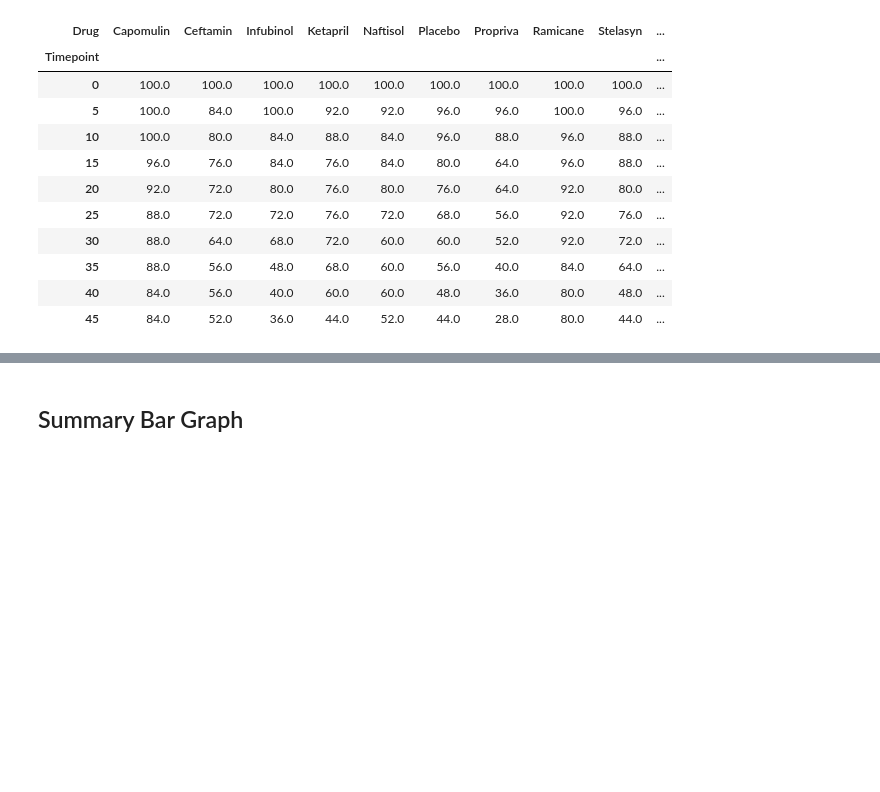
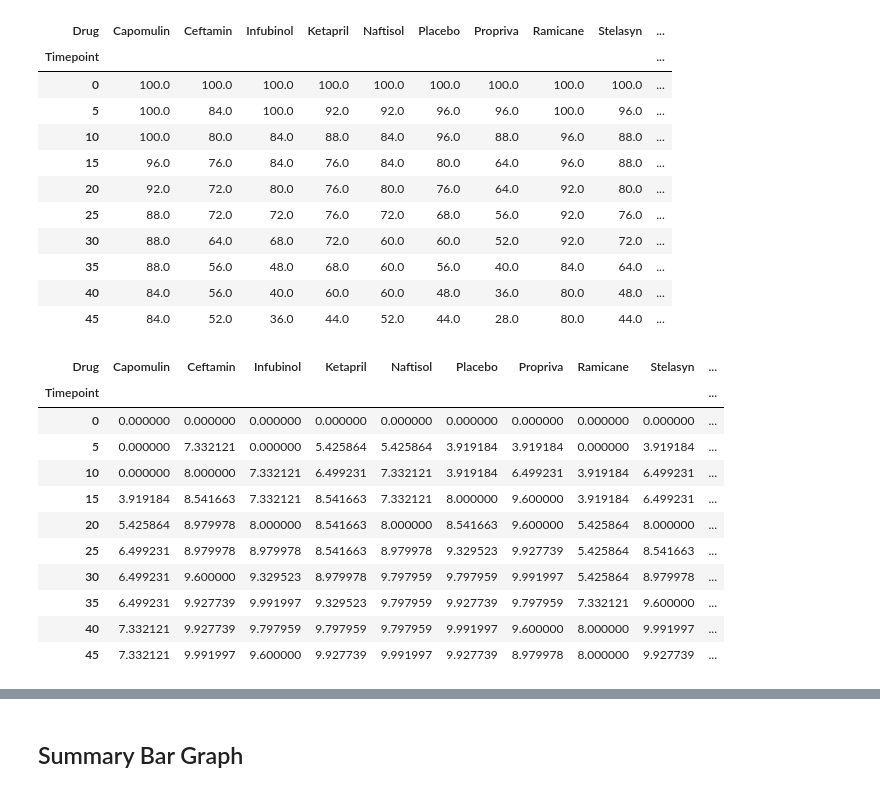
Before and after one commit to Ajstanley89/HW-5-Matplotlib, a Jupyter notebook: Pymaceuticals/pymaceuticals_solved.ipynb, the cells around one changed output, grey strips where cells are left out. Saved outputs shown, nothing was run; the diff lists cells and outputs as text; code cells hidden in the pictures; blank space fills up the shorter version.

```diff
--- a/Pymaceuticals/pymaceuticals_solved.ipynb
+++ b/Pymaceuticals/pymaceuticals_solved.ipynb
@@ -267,3 +270,25 @@ survival_rate
+# %%
+# Calculate standard error for the durvival rate based on the above formula for standard error for proopoortioon data.
+survival_se = mouse_count["Mouse Count"]/25
+survival_se = pd.DataFrame(survival_se)
+survival_se = survival_se.rename(columns={'Mouse Count':'Survival Standard Error'})
+survival_se['Standard Error'] = 100*(((survival_se['Survival Standard Error']*(1-survival_se['Survival Standard Error']))/25)**0.5)
+survival_se = pd.DataFrame(survival_se.pop('Standard Error'))
+survival_se = df_formatter(survival_se, 'Timepoint')
+survival_se
+# %% [output]
+| Drug | Capomulin | Ceftamin | Infubinol | Ketapril | Naftisol | Placebo | Propriva | Ramicane | Stelasyn | ... |
+| Timepoint |  |  |  |  |  |  |  |  |  | ... |
+| 0 | 0.000000 | 0.000000 | 0.000000 | 0.000000 | 0.000000 | 0.000000 | 0.000000 | 0.000000 | 0.000000 | ... |
+| 5 | 0.000000 | 7.332121 | 0.000000 | 5.425864 | 5.425864 | 3.919184 | 3.919184 | 0.000000 | 3.919184 | ... |
+| 10 | 0.000000 | 8.000000 | 7.332121 | 6.499231 | 7.332121 | 3.919184 | 6.499231 | 3.919184 | 6.499231 | ... |
+| 15 | 3.919184 | 8.541663 | 7.332121 | 8.541663 | 7.332121 | 8.000000 | 9.600000 | 3.919184 | 6.499231 | ... |
+| 20 | 5.425864 | 8.979978 | 8.000000 | 8.541663 | 8.000000 | 8.541663 | 9.600000 | 5.425864 | 8.000000 | ... |
+| 25 | 6.499231 | 8.979978 | 8.979978 | 8.541663 | 8.979978 | 9.329523 | 9.927739 | 5.425864 | 8.541663 | ... |
+| 30 | 6.499231 | 9.600000 | 9.329523 | 8.979978 | 9.797959 | 9.797959 | 9.991997 | 5.425864 | 8.979978 | ... |
+| 35 | 6.499231 | 9.927739 | 9.991997 | 9.329523 | 9.797959 | 9.927739 | 9.797959 | 7.332121 | 9.600000 | ... |
+| 40 | 7.332121 | 9.927739 | 9.797959 | 9.797959 | 9.797959 | 9.991997 | 9.600000 | 8.000000 | 9.991997 | ... |
+| 45 | 7.332121 | 9.991997 | 9.600000 | 9.927739 | 9.991997 | 9.927739 | 8.979978 | 8.000000 | 9.927739 | ... |
 # %%
 # Generate the Plot (Accounting for percentages)
 
```
Also changed, not shown: parts of 2 cells of this notebook, 1 other file.
